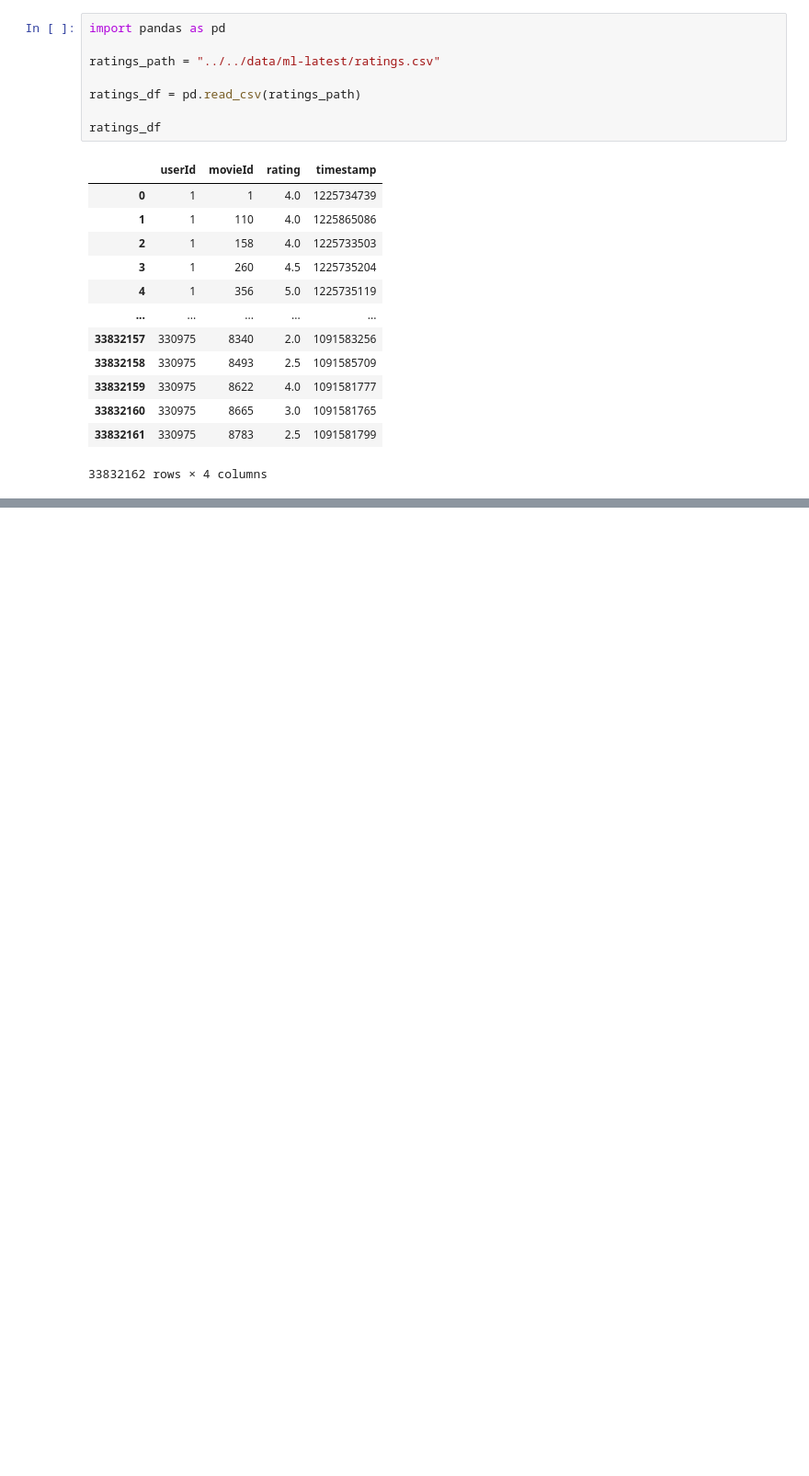
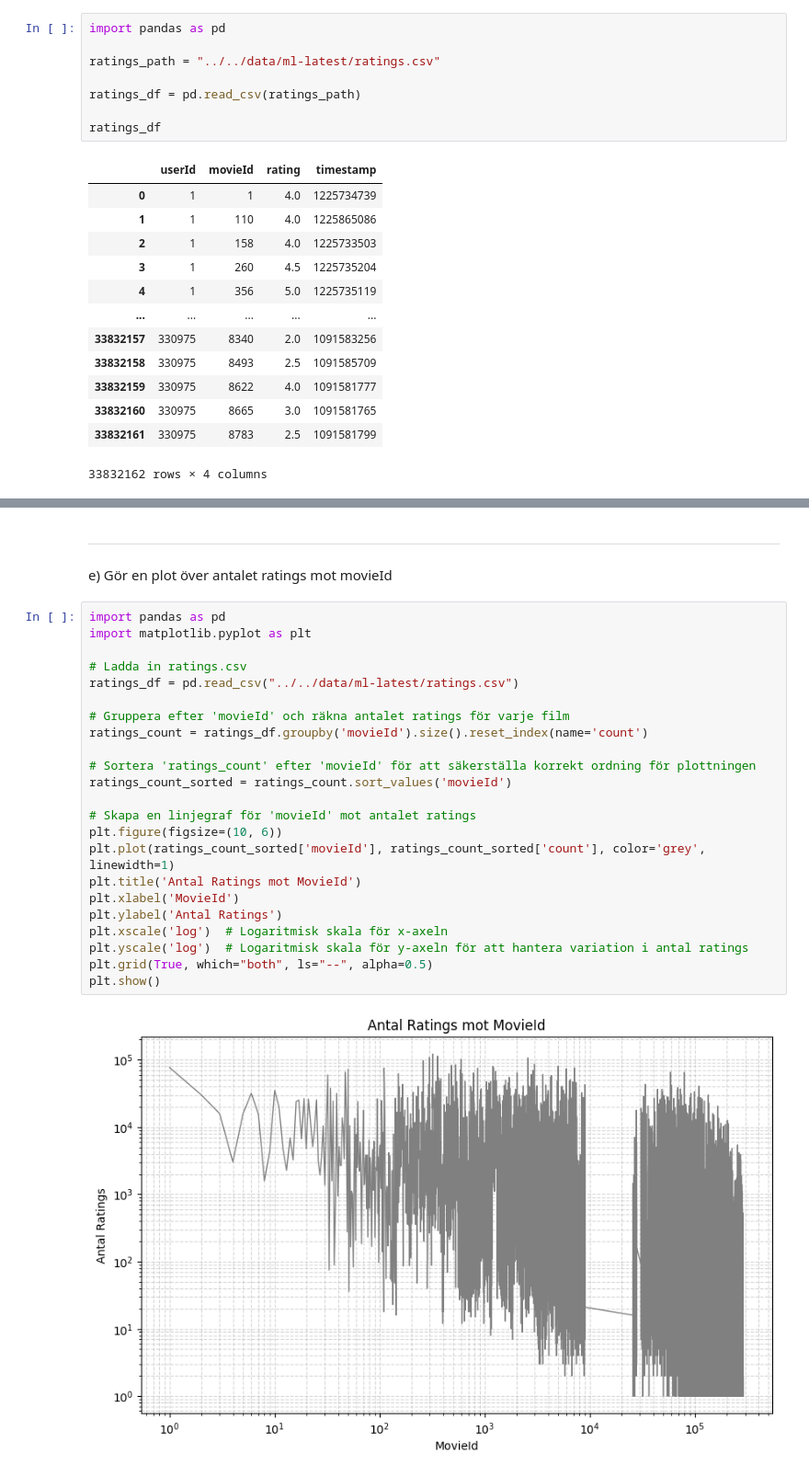
Before and after one commit to Markofbear/AI-Bjorn-Lagerblad-OPA23, a Jupyter notebook: labs/labb1/lab1.ipynb, the cells around one changed output, grey strips where cells are left out. Shown: that part at 92% size. Cells and saved outputs as stored; diff of their text form; blank space fills up the shorter version.

Commit message:
general cleaning typo fix non standarised name giving fix

```diff
--- a/labs/labb1/lab1.ipynb
+++ b/labs/labb1/lab1.ipynb
@@ -121,0 +210,29 @@ ratings_df
+# %% [markdown]
+---
+
+ e) Gör en plot över antalet ratings mot movieId
+# %%
+import pandas as pd
+import matplotlib.pyplot as plt
+
+# Ladda in ratings.csv
+ratings_df = pd.read_csv("../../data/ml-latest/ratings.csv")
+
+# Gruppera efter 'movieId' och räkna antalet ratings för varje film
+ratings_count = ratings_df.groupby('movieId').size().reset_index(name='count')
+
+# Sortera 'ratings_count' efter 'movieId' för att säkerställa korrekt ordning för plottningen
+ratings_count_sorted = ratings_count.sort_values('movieId')
+
+# Skapa en linjegraf för 'movieId' mot antalet ratings
+plt.figure(figsize=(10, 6))
+plt.plot(ratings_count_sorted['movieId'], ratings_count_sorted['count'], color='grey', linewidth=1)
+plt.title('Antal Ratings mot MovieId')
+plt.xlabel('MovieId')
+plt.ylabel('Antal Ratings')
+plt.xscale('log')  # Logaritmisk skala för x-axeln
+plt.yscale('log')  # Logaritmisk skala för y-axeln för att hantera variation i antal ratings
+plt.grid(True, which="both", ls="--", alpha=0.5)
+plt.show()
+# %% [output]
+[figure, added]
```
Also changed, not shown: parts of 10 cells of this notebook.
